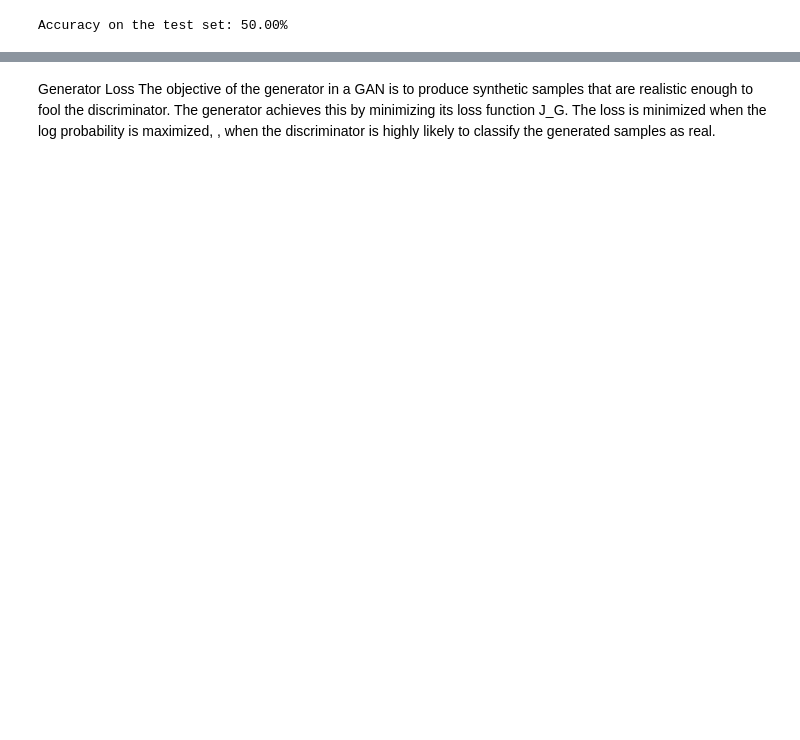
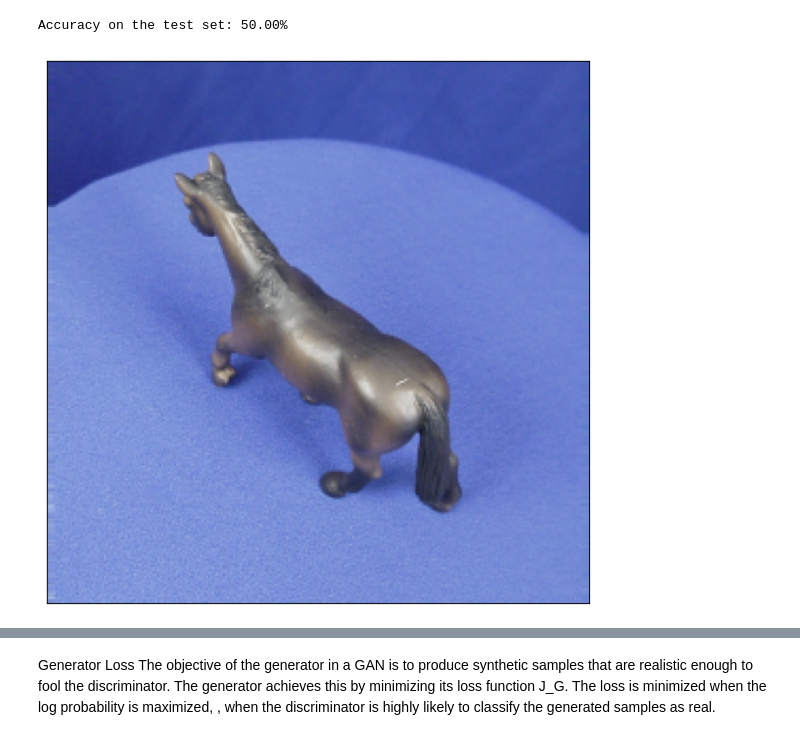
Before and after one commit to Wailsafi/GAN, a Jupyter notebook: Untitled2_(4).ipynb, the cells around one changed output, grey strips where cells are left out. Saved outputs shown, nothing was run; the diff lists cells and outputs as text; code cells hidden in the pictures; blank space fills up the shorter version.

```diff
--- a/Untitled2_(4).ipynb
+++ b/Untitled2_(4).ipynb
@@ -146,17 +153,18 @@ class MyNeuralNetwork(nn.Module):
             nn.ReLU(),
             nn.Conv2d(128, 128, kernel_size=3, stride=1, padding=1),
             nn.ReLU(),
-            nn.MaxPool2d(2, 2), # output: 128 x 8 x 8
+            nn.MaxPool2d(2, 2),
 
             nn.Conv2d(128, 256, kernel_size=3, stride=1, padding=1),
             nn.ReLU(),
             nn.Conv2d(256, 256, kernel_size=3, stride=1, padding=1),
             nn.ReLU(),
-            nn.MaxPool2d(2, 2), # output: 256 x 4 x 4
+            nn.MaxPool2d(2, 2),
+
 
 
             nn.Flatten(),
-            nn.Linear(16384, 1024),
+            nn.Linear(262144, 1024),
             nn.ReLU(),
             nn.Linear(1024, 512),
             nn.ReLU(),
@@ -171,5 +179,5 @@ class MyNeuralNetwork(nn.Module):
 
 wail = MyNeuralNetwork()
 wail=wail.to(device)     # moving the model to the GPU
-summary(wail, (3, 64, 64))
+summary(wail, (3, 256,256))
 # %% [output]
@@ -297,13 +276,17 @@ def denorm(img_tensors):
 # %%
-def show_images(images, nmax=64):
+def show_images(images, nmax=256):
     fig, ax = plt.subplots(figsize=(8, 8))
     ax.set_xticks([]); ax.set_yticks([])
-    ax.imshow(make_grid(denorm(images.detach()[:nmax]), nrow=8).permute(1, 2, 0))
+    ax.imshow(np.transpose(vutils.make_grid(images[0].cpu()[:nmax], padding=0, normalize=False), (1, 2, 0)))
 
 def show_batch(dl, nmax=64):
     for images, _ in dl:
         show_images(images, nmax)
         break
+# %%
+show_batch(trainloader,nmax=256)
+# %% [output]
+[figure, added]
 # %%
 device = get_default_device()
 device
```
Also changed, not shown: parts of 32 cells of this notebook, 2 other files.
